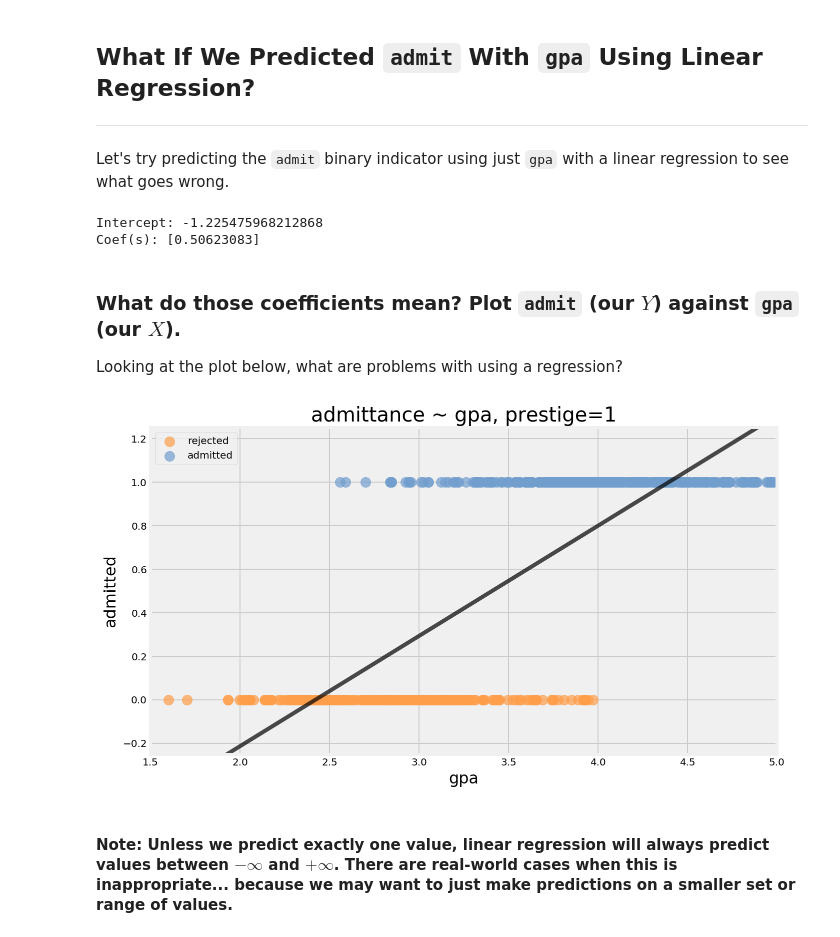
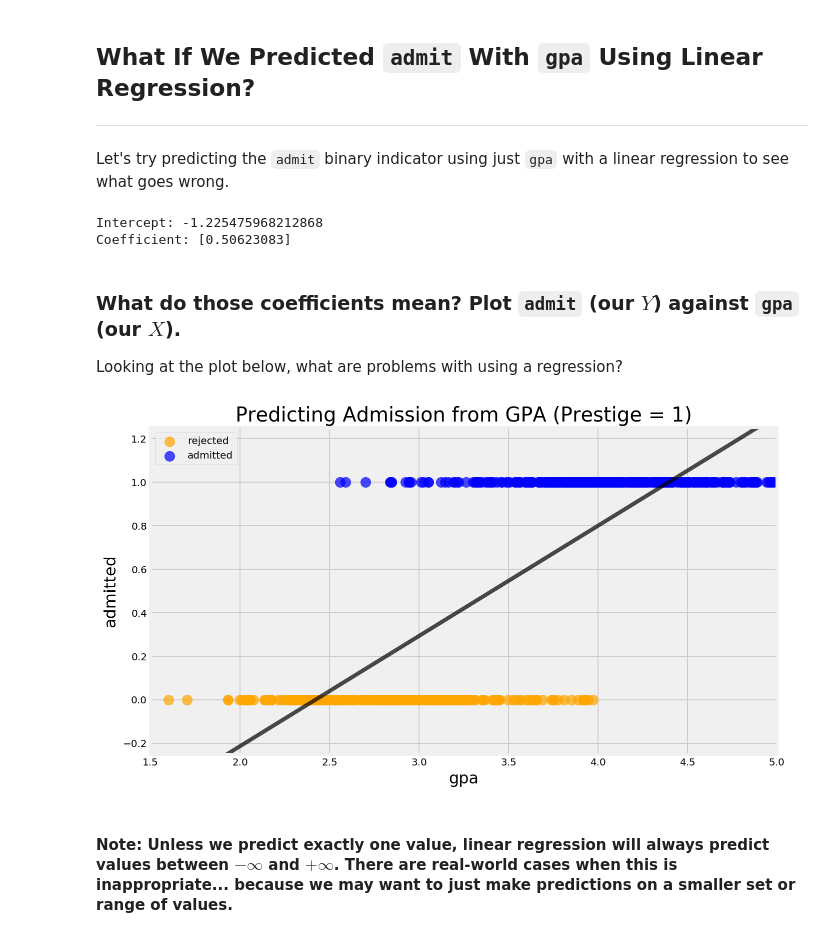
Before and after one commit to ga-curriculum/lesson-logistic-regression, a Jupyter notebook: solution-code/solution-code.ipynb, the cells around one changed output. Saved outputs shown, nothing was run; the diff lists cells and outputs as text; code cells hidden in the pictures.

```diff
--- a/solution-code/solution-code.ipynb
+++ b/solution-code/solution-code.ipynb
@@ -142,58 +163,78 @@ Where:
 
 Let's try predicting the `admit` binary indicator using just `gpa` with a linear regression to see what goes wrong.
 # %%
+# Define y and X.
 y = admit['admit']
 X = admit[['gpa']] # Because X is usually a matrix, we'll get a
                    # reshape request if we don't use double brackets.
 
+
+# Import train_test_split.
 from sklearn.model_selection import train_test_split
 
-X_train, X_test, y_train, y_test = train_test_split(X, y, test_size=0.33, random_state=42)
+# Create training and testing sets.
+X_train, X_test, y_train, y_test = train_test_split(X,
+                                                    y,
+                                                    test_size=0.33,
+                                                    random_state=42)
 
+# Instantiate a linear regression model.
 linmod = LinearRegression()
+
+# Fit our linear regression model to the training data.
 linmod.fit(X_train, y_train)
 
-print('Intercept:', linmod.intercept_)
-print('Coef(s):', linmod.coef_)
+# Print out intercept and coefficients.
+print(f'Intercept: {linmod.intercept_}')
+print(f'Coefficient: {linmod.coef_}')
 # %% [output]
 Intercept: -1.225475968212868
-Coef(s): [0.50623083]
+Coefficient: [0.50623083]
 # %% [markdown]
 <a id='plot-reg'></a>
 ### What do those coefficients mean?  Plot `admit` (our $Y$) against `gpa` (our $X$).
 
 Looking at the plot below, what are problems with using a regression?
 # %%
+# Create figures.
 fig, ax = plt.subplots(figsize=(10,6))
 
 # Plot the regression line where gpa predicts admit.
-x_vals = np.linspace(1.,5.,300)
-ax.plot(x_vals, linmod.predict(x_vals[:, np.newaxis]),
+x_vals = np.linspace(1, 5, 300)
+
+# Plot line of best fit
+ax.plot(x_vals,
+        linmod.predict(x_vals[:, np.newaxis]),
         color='black', alpha=0.7, lw=4)
 
-# Create one scatterplot for each type of admit decision (admitted vs. rejected).
+# Create scatterplot with orange dots for those rejected.
 ax.scatter(admit['gpa'][admit['admit'] == 0],
            admit['admit'][admit['admit'] == 0],
-           c='#FF9E4A', s=100, alpha=0.7,
+           c='orange',
+           s=100,
+           alpha=0.7,
            label='rejected')
 
+# Create scatterplot with blue dots for those rejected.
 ax.scatter(admit['gpa'][admit['admit'] == 1],
            admit['admit'][admit['admit'] == 1],
-           c='#729ECE', s=100, alpha=0.7,
+           c='blue',
+           s=100,
+           alpha=0.7,
            label='admitted')
 
+# Set labels of axis.
 ax.set_ylabel('admitted', fontsize=16)
 ax.set_xlabel('gpa', fontsize=16)
-ax.set_title('admittance ~ gpa, prestige=1', fontsize=20)
-# The tilde means admittance follows/depends on GPA. This is syntax seen in patsy or R.
+ax.set_title('Predicting Admission from GPA (Prestige = 1)', fontsize=20)
 
-ax.set_xlim([1.5,5])
+ax.set_xlim(1.5, 5)
 ax.set_ylim(-0.25, 1.25)
 
 plt.legend(loc='upper left')
 plt.show()
 # %% [output]
-[figure, old version]
+[figure, new version]
 # %% [markdown]
 #### **Note:** Unless we predict exactly one value, linear regression will always predict values between $-\infty$ and $+\infty$. There are real-world cases when this is inappropriate... because we may want to just make predictions on a smaller set or range of values.
 # %% [markdown]
```
Also changed, not shown: parts of 32 cells of this notebook, 2 other files.
